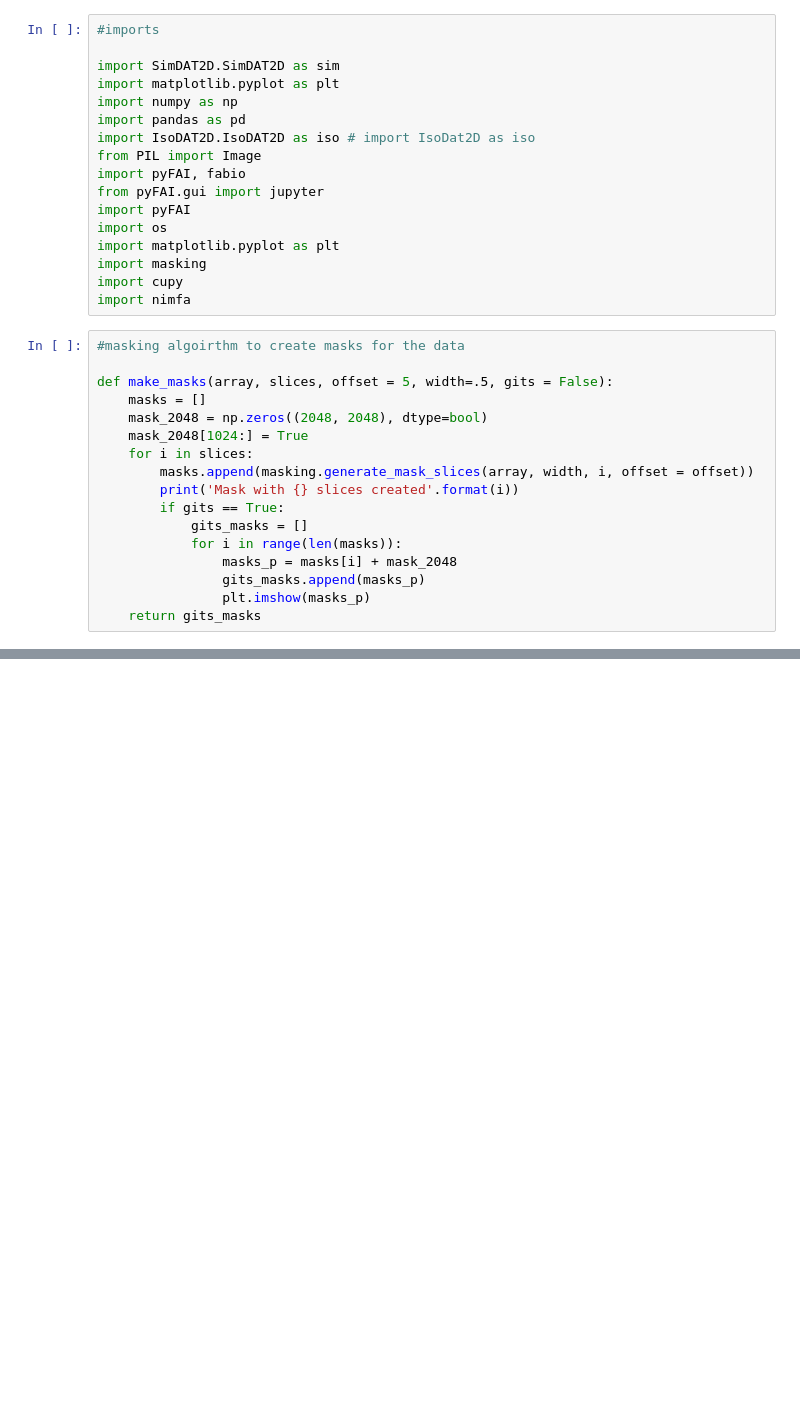
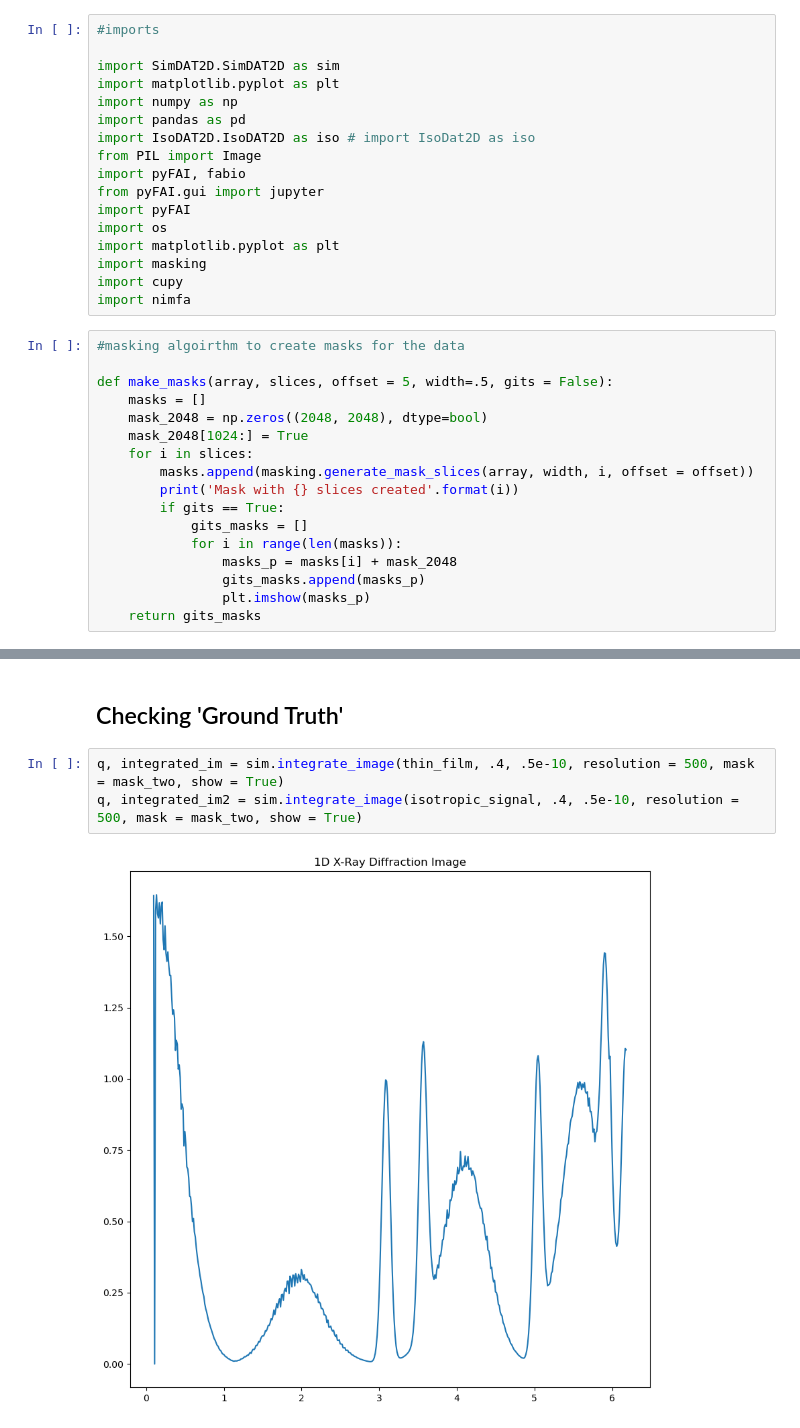
Before and after one commit to dnalverson/IsoDAT2D, a Jupyter notebook: Tutorials/using_clustering_tutorial.ipynb, the cells around one changed output, grey strips where cells are left out. Drawn from its saved outputs; the diff is of its cells as text; blank space fills up the shorter version.

```diff
--- a/Tutorials/using_clustering_tutorial.ipynb
+++ b/Tutorials/using_clustering_tutorial.ipynb
@@ -97,2 +99,9 @@ Mask with 2 slices created
 [figure]
 [figure]
+# %% [markdown]
+## Checking 'Ground Truth'
+# %%
+q, integrated_im = sim.integrate_image(thin_film, .4, .5e-10, resolution = 500, mask = mask_two, show = True)
+q, integrated_im2 = sim.integrate_image(isotropic_signal, .4, .5e-10, resolution = 500, mask = mask_two, show = True)
+# %% [output]
+[figure, added]
```
Also changed, not shown: parts of 19 cells of this notebook.
